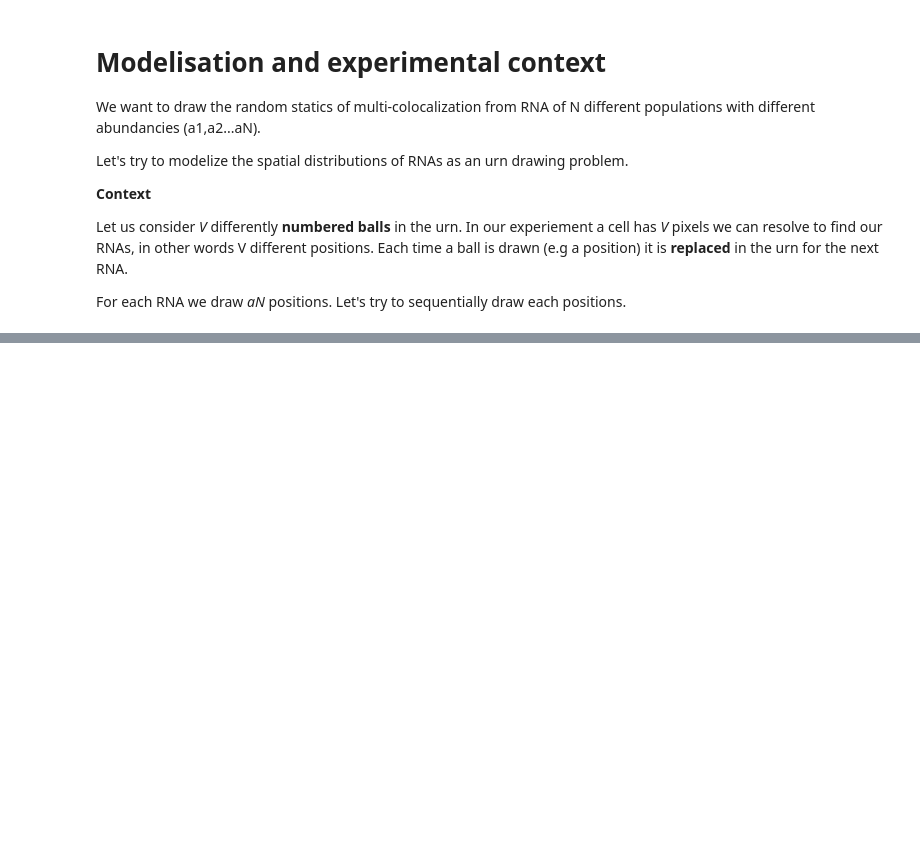
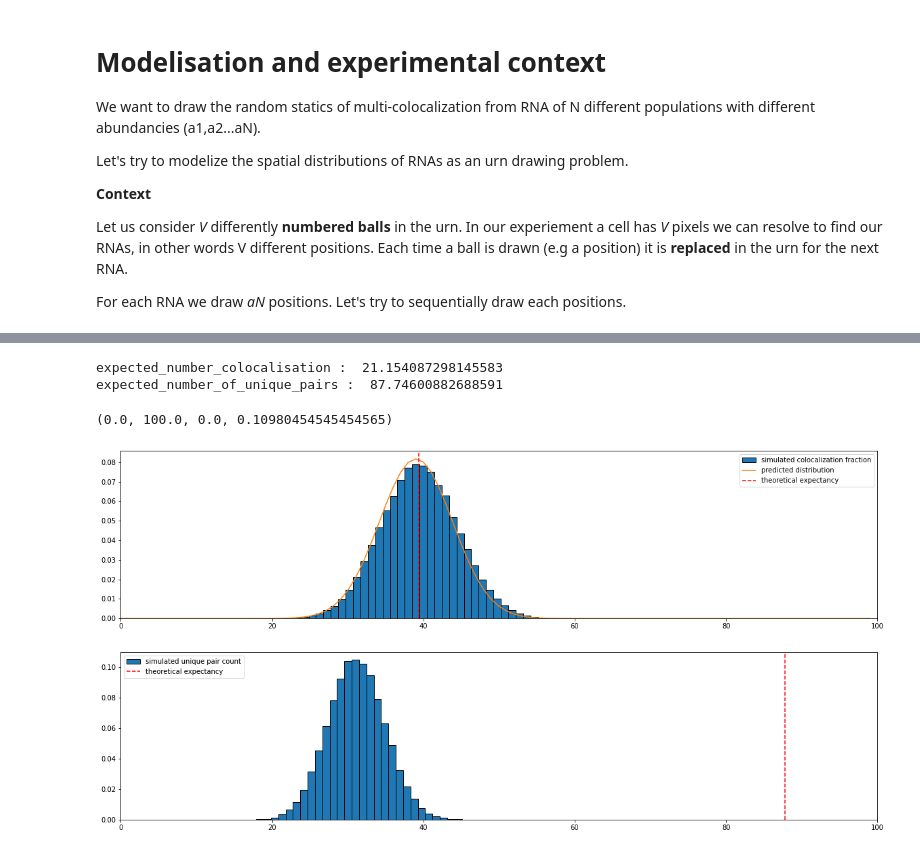
Before and after one commit to 2Echoes/Sequential_Fish, a Jupyter notebook: analysis/multicolocalization_statistics.ipynb, the cells around one changed output, grey strips where cells are left out. Saved outputs shown, nothing was run; the diff lists cells and outputs as text; code cells hidden in the pictures; blank space fills up the shorter version.

```diff
--- a/analysis/multicolocalization_statistics.ipynb
+++ b/analysis/multicolocalization_statistics.ipynb
@@ -95,0 +104,5 @@ expected_number_colocalisation :  36.603234127322914
+# %%
+random_generator = np.random.default_rng()
+a_1_draws = random_generator.integers(low=1, high=V+1, size=(experiment_number,a1))
+draws = random_generator.integers(low=1, high=V+1, size=(experiment_number,a2))
+draws
@@ -95,0 +117,52 @@ expected_number_colocalisation :  36.603234127322914
+# %%
+colocalisation_count = []
+different_pairs = []
+for experiment, a_1_sample in zip(draws, a_1_draws) :
+
+    colocalisation_count.append(len(
+        experiment[np.isin(experiment, a_1_sample)]
+    ))
+
+    different_pairs.append(len(
+        np.unique(experiment[np.isin(experiment, a_1_sample)])
+    ))
+# %%
+# p = 1-(1-1/V)**a1 #
+
+# x = np.arange(a1 +1 )
+# pmf = binom.pmf(x,a1, p)
+
+
+print("expected_number_colocalisation : ",expceted_number_colocalisation)
+
+fig = plt.figure(figsize=(20,10))
+top,bot = fig.subplots(2,1)
+
+#Co-localisation fraction
+expected_colocalization_fraction = (a2*Expected_number_different_a1_positions)/V
+std = np.sqrt(expected_colocalization_fraction* (1-Expected_number_different_a1_positions/V))
+
+count,bins,_ =top.hist(colocalisation_count, edgecolor='black', bins=len(np.unique(colocalisation_count)), align='mid', density=True, label='simulated colocalization fraction')
+
+top.plot(norm.pdf(np.linspace(0,a2,a2), expected_colocalization_fraction, std), label= 'predicted distribution')
+
+xmin,xmax,ymin,ymax = top.axis()
+top.plot([expected_colocalization_fraction,expected_colocalization_fraction],[ymin,ymax], '--r', label= 'theoretical expectancy')
+top.legend()
+top.axis([0,a2,ymin,ymax])
+
+
+#Cluster number forming pairs
+expected_number_of_unique_pairs = a2 - Expected_number_different_a1_positions**2*(1-(1-1/V)**a2)/V
+print("expected_number_of_unique_pairs : ",expected_number_of_unique_pairs)
+
+bot.hist(different_pairs, edgecolor='black', bins=len(np.unique(different_pairs)), align='mid', density=True, label='simulated unique pair count')
+xmin,xmax,ymin,ymax = bot.axis()
+bot.plot([expected_number_of_unique_pairs,expected_number_of_unique_pairs],[ymin,ymax], '--r', label= 'theoretical expectancy')
+bot.legend()
+bot.axis([0,a2,ymin,ymax])
+# %% [output]
+expected_number_colocalisation :  21.154087298145583
+expected_number_of_unique_pairs :  87.74600882688591
+(0.0, 100.0, 0.0, 0.10980454545454565)
+[figure, added]
```
Also changed, not shown: parts of 8 cells of this notebook.
